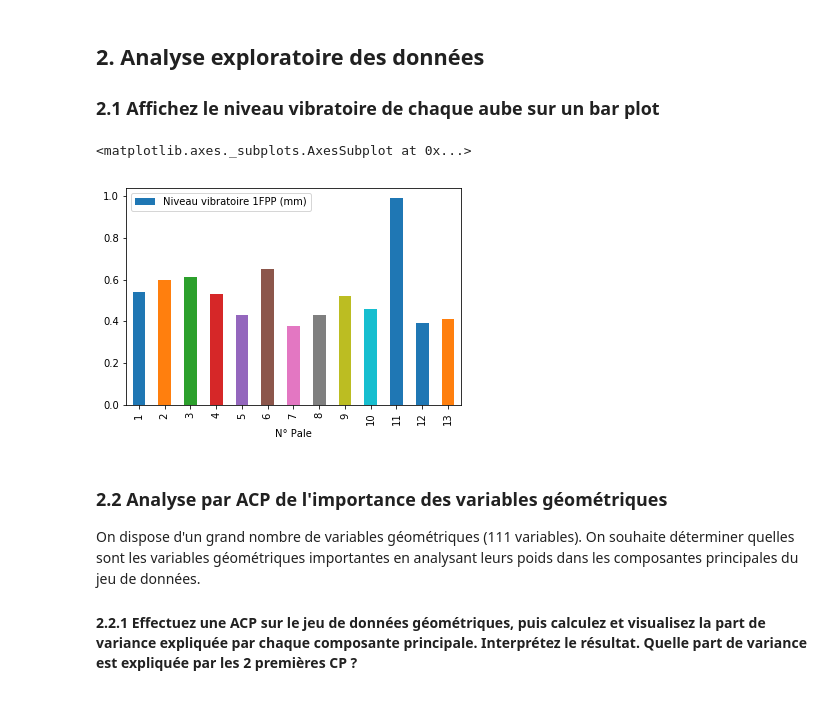
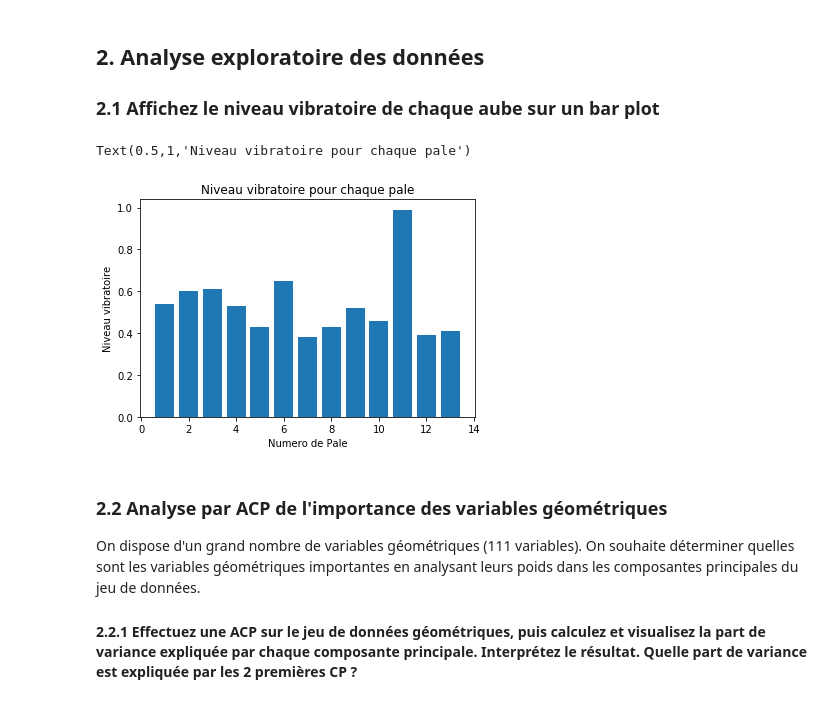
Before and after one commit to Davidson-Lova/TD_stats, a Jupyter notebook: TD4/TD4.ipynb, the cells around one changed output. Saved outputs shown, nothing was run; the diff lists cells and outputs as text; code cells hidden in the pictures.

```diff
--- a/TD4/TD4.ipynb
+++ b/TD4/TD4.ipynb
@@ -141,11 +129,14 @@ print(geometries_norm.values.std(axis = 0))
 ### 2.1 Affichez le niveau vibratoire de chaque aube sur un bar plot
 # %%
 import matplotlib.pyplot as plt
-# %%
-vibrations.plot.bar(x = vibrations.columns[0], y = vibrations.columns[1])
-# %% [output]
-<matplotlib.axes._subplots.AxesSubplot at 0x...>
-[figure, removed]
+# %%
+plt.bar(x = vibrations.index.values, height = vibrations[vibrations.columns[0]])
+plt.xlabel("Numero de Pale")
+plt.ylabel("Niveau vibratoire")
+plt.title("Niveau vibratoire pour chaque pale")
+# %% [output]
+Text(0.5,1,'Niveau vibratoire pour chaque pale')
+[figure, added]
 # %% [markdown]
 ### 2.2 Analyse par ACP de l'importance des variables géométriques
 
```
Also changed, not shown: parts of 10 cells of this notebook, 1 other file.
